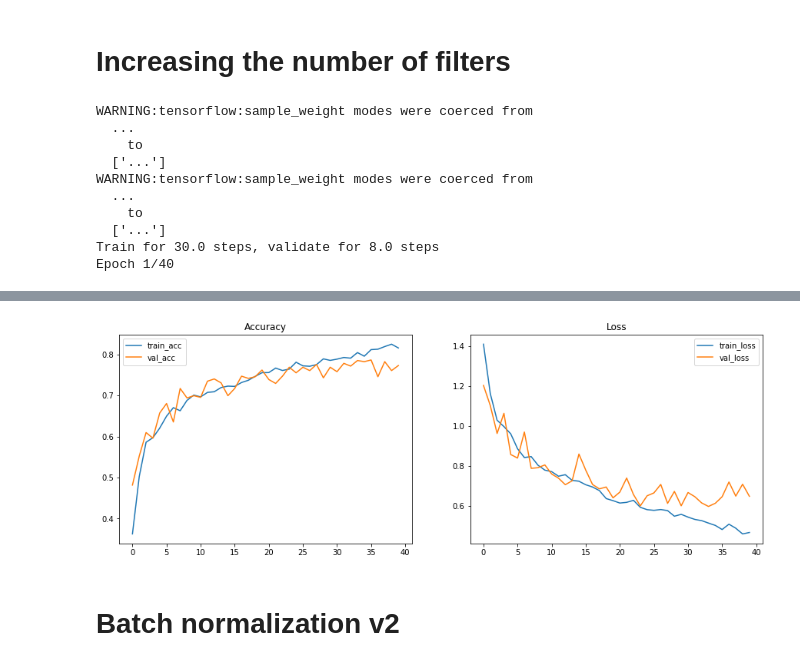
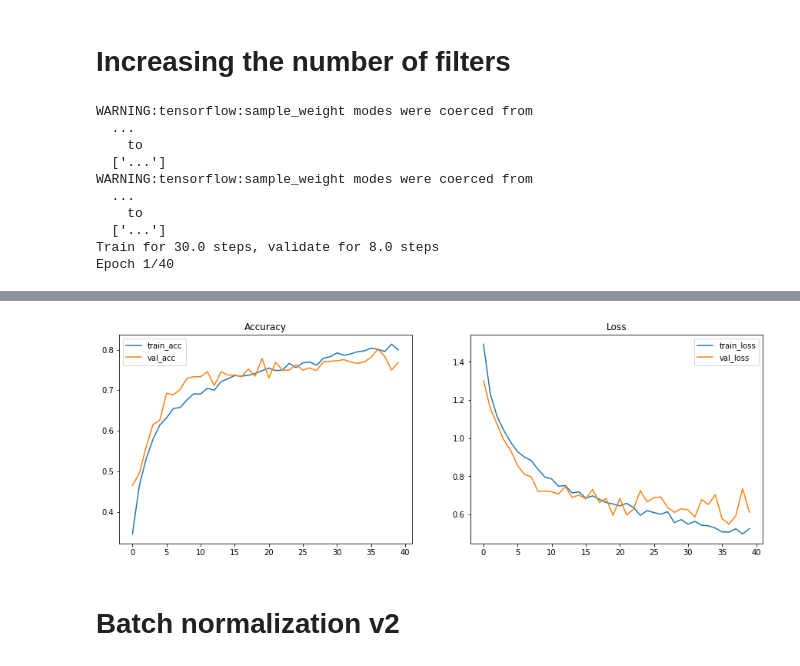
Before and after one commit to frankl1/Introduction-to-Tensorflow-for-Deep-Learning, a Jupyter notebook: exercise_flowers_with_data_augmentation.ipynb, the cells around one changed output, grey strips where cells are left out. Cells and saved outputs as stored; diff of their text form; code cells hidden in the pictures.

```diff
--- a/exercise_flowers_with_data_augmentation.ipynb
+++ b/exercise_flowers_with_data_augmentation.ipynb
@@ -150,7 +150,12 @@ image_gen = tf.keras.preprocessing.image.ImageDataGenerator(
     rotation_range=45
 )
 
-train_image_gen = image_gen.flow_from_directory(train_dir, batch_size=BATCH_SIZE, target_size=(IMG_SHAPE, IMG_SHAPE), shuffle=True)
+train_image_gen = image_gen.flow_from_directory(
+    train_dir,
+    batch_size=BATCH_SIZE,
+    target_size=(IMG_SHAPE, IMG_SHAPE),
+    shuffle=True
+)
 # %% [output]
 Found 2935 images belonging to 5 classes.
 # %%
@@ -162,7 +167,12 @@ plotImage(sample)
 ## Validation set
 # %%
 image_gen = tf.keras.preprocessing.image.ImageDataGenerator(rescale=1/255)
-val_image_gen = image_gen.flow_from_directory(val_dir, shuffle=False, target_size=(IMG_SHAPE, IMG_SHAPE), batch_size=BATCH_SIZE)
+val_image_gen = image_gen.flow_from_directory(
+    val_dir,
+    shuffle=False,
+    target_size=(IMG_SHAPE, IMG_SHAPE),
+    batch_size=BATCH_SIZE
+)
 # %% [output]
 Found 735 images belonging to 5 classes.
 # %% [markdown]
@@ -376,9 +386,11 @@ model = tf.keras.models.Sequential([
   tf.keras.layers.Flatten(),
   tf.keras.layers.Dropout(0.2),
   tf.keras.layers.Dense(512, activation="relu"),
+  tf.keras.layers.Dropout(0.2),
   tf.keras.layers.Dense(len(classes), activation="softmax")
 ])
 # %%
+EPOCH = 40
 model.compile(optimizer="adam", loss="categorical_crossentropy", metrics=['accuracy'])
 history = train_model(model)
 plot_history(history)
@@ -413,4 +425,4 @@ Epoch 40/40
-[figure, old version]
+[figure, new version]
 # %% [markdown]
 # Batch normalization v2
 # %%
```
Also changed, not shown: parts of 2 cells of this notebook.
